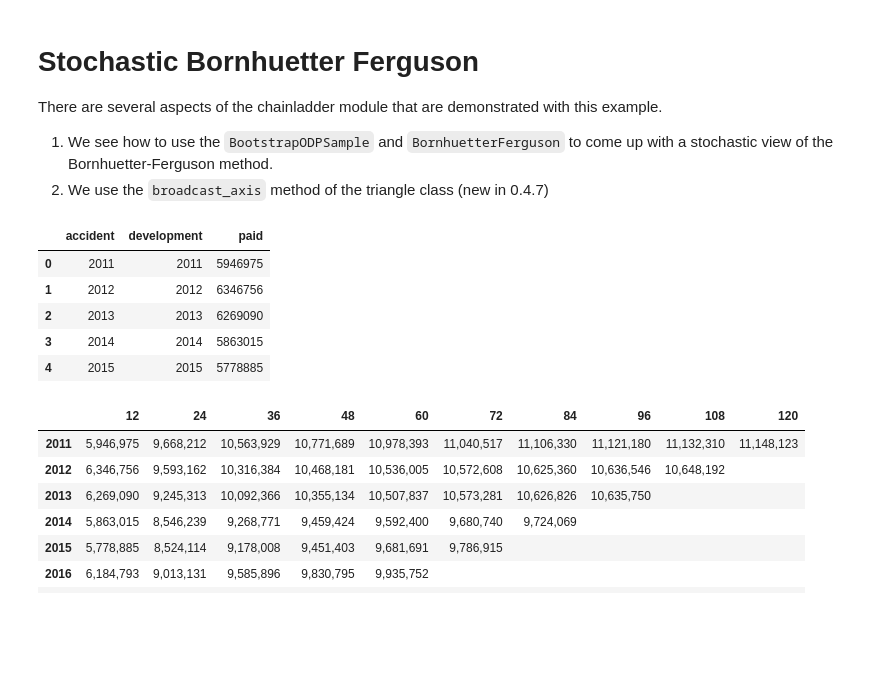
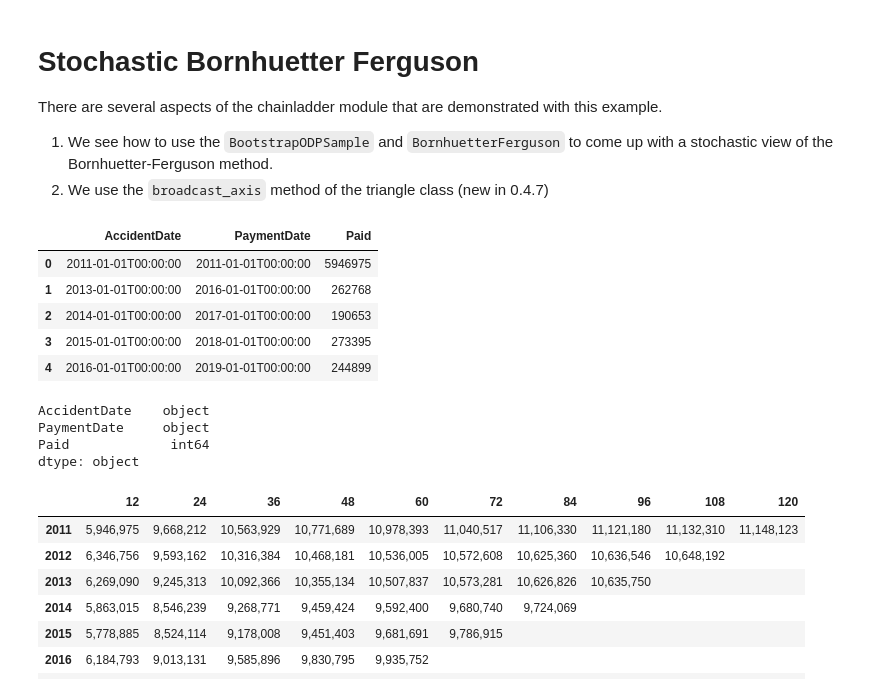
Before and after one commit to holmen1/reserving-tutorial, a Jupyter notebook: Python/stochastic_bornferg.ipynb, the cells around one changed output. Drawn from its saved outputs; the diff is of its cells as text; code cells hidden in the pictures; blank space fills up the shorter version.

Commit message:
Add json Triangle

```diff
--- a/Python/stochastic_bornferg.ipynb
+++ b/Python/stochastic_bornferg.ipynb
@@ -14,21 +14,28 @@ this example.
 # %%
 import numpy as np
 import pandas as pd
 import chainladder as cl
 
 # Simulation parameters
 random_state = 42
 n_sims = 1000
 
 # Get data
-data = pd.read_csv('./data/mack.csv')
+data = pd.read_json('../data/triangle.json')
 data.head()
 # %% [output]
-|  | accident | development | paid |
-| 0 | 2011 | 2011 | 5946975 |
-| 1 | 2012 | 2012 | 6346756 |
-| 2 | 2013 | 2013 | 6269090 |
-| 3 | 2014 | 2014 | 5863015 |
-| 4 | 2015 | 2015 | 5778885 |
+|  | AccidentDate | PaymentDate | Paid |
+| 0 | 2011-01-01T00:00:00 | 2011-01-01T00:00:00 | 5946975 |
+| 1 | 2013-01-01T00:00:00 | 2016-01-01T00:00:00 | 262768 |
+| 2 | 2014-01-01T00:00:00 | 2017-01-01T00:00:00 | 190653 |
+| 3 | 2015-01-01T00:00:00 | 2018-01-01T00:00:00 | 273395 |
+| 4 | 2016-01-01T00:00:00 | 2019-01-01T00:00:00 | 244899 |
+# %%
+data.dtypes
+# %% [output]
+AccidentDate    object
+PaymentDate     object
+Paid             int64
+dtype: object
 # %%
 x = cl.Triangle(
```
Also changed, not shown: parts of 1 cell of this notebook, 1 other file.
